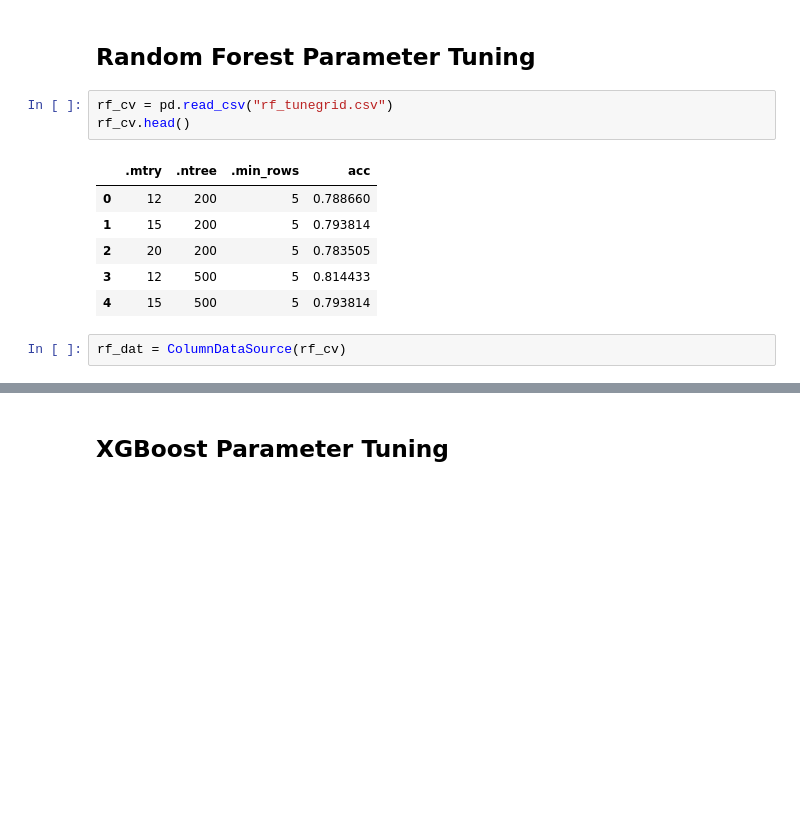
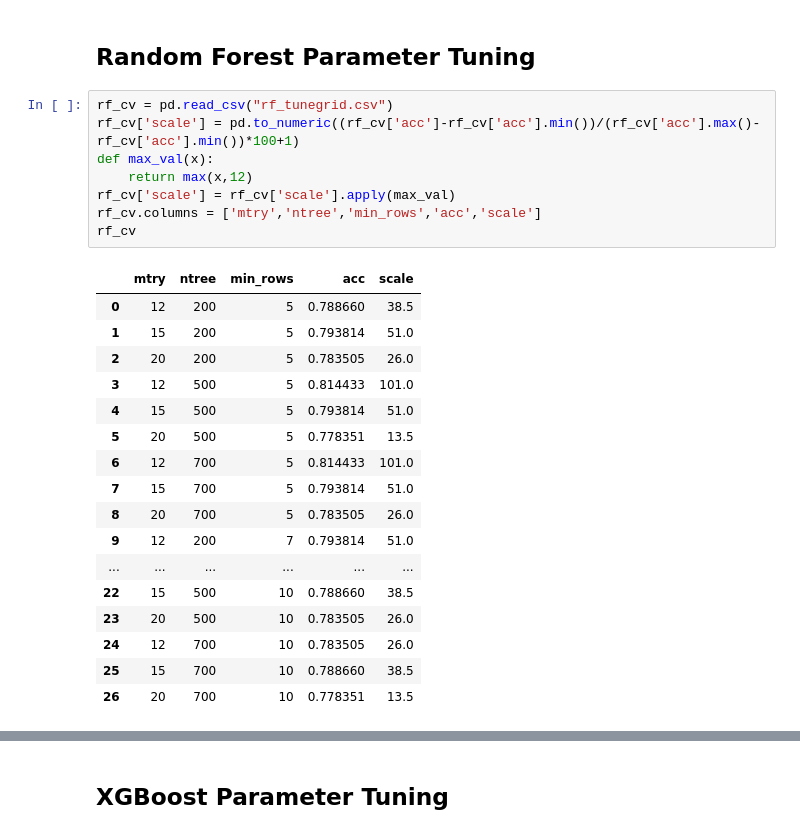
Before and after one commit to meysubb/NCAAF_Projects, a Jupyter notebook: Bowl_Game_Predictions/2017/Untitled.ipynb, the cells around one changed output, grey strips where cells are left out. Cells and saved outputs as stored; diff of their text form; blank space fills up the shorter version.

```diff
--- a/Bowl_Game_Predictions/2017/Untitled.ipynb
+++ b/Bowl_Game_Predictions/2017/Untitled.ipynb
@@ -74,14 +74,28 @@ show(tabs)
 # %% [markdown]
 ## Random Forest Parameter Tuning
-# %%
-rf_cv = pd.read_csv("rf_tunegrid.csv")
-rf_cv.head()
-# %% [output]
-|  | .mtry | .ntree | .min_rows | acc |
-| 0 | 12 | 200 | 5 | 0.788660 |
-| 1 | 15 | 200 | 5 | 0.793814 |
-| 2 | 20 | 200 | 5 | 0.783505 |
-| 3 | 12 | 500 | 5 | 0.814433 |
-| 4 | 15 | 500 | 5 | 0.793814 |
-# %%
-rf_dat = ColumnDataSource(rf_cv)
+# %%
+rf_cv = pd.read_csv("rf_tunegrid.csv")
+rf_cv['scale'] = pd.to_numeric((rf_cv['acc']-rf_cv['acc'].min())/(rf_cv['acc'].max()-rf_cv['acc'].min())*100+1)
+def max_val(x):
+    return max(x,12)
+rf_cv['scale'] = rf_cv['scale'].apply(max_val)
+rf_cv.columns = ['mtry','ntree','min_rows','acc','scale']
+rf_cv
+# %% [output]
+|  | mtry | ntree | min_rows | acc | scale |
+| 0 | 12 | 200 | 5 | 0.788660 | 38.5 |
+| 1 | 15 | 200 | 5 | 0.793814 | 51.0 |
+| 2 | 20 | 200 | 5 | 0.783505 | 26.0 |
+| 3 | 12 | 500 | 5 | 0.814433 | 101.0 |
+| 4 | 15 | 500 | 5 | 0.793814 | 51.0 |
+| 5 | 20 | 500 | 5 | 0.778351 | 13.5 |
+| 6 | 12 | 700 | 5 | 0.814433 | 101.0 |
+| 7 | 15 | 700 | 5 | 0.793814 | 51.0 |
+| 8 | 20 | 700 | 5 | 0.783505 | 26.0 |
+| 9 | 12 | 200 | 7 | 0.793814 | 51.0 |
+| ... | ... | ... | ... | ... | ... |
+| 22 | 15 | 500 | 10 | 0.788660 | 38.5 |
+| 23 | 20 | 500 | 10 | 0.783505 | 26.0 |
+| 24 | 12 | 700 | 10 | 0.783505 | 26.0 |
+| 25 | 15 | 700 | 10 | 0.788660 | 38.5 |
+| 26 | 20 | 700 | 10 | 0.778351 | 13.5 |
```
Also changed, not shown: parts of 13 cells of this notebook, 2 other files.
